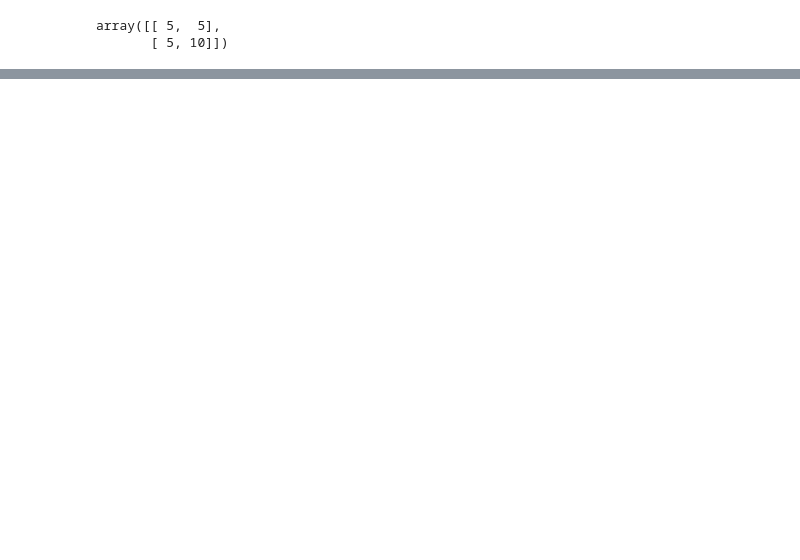
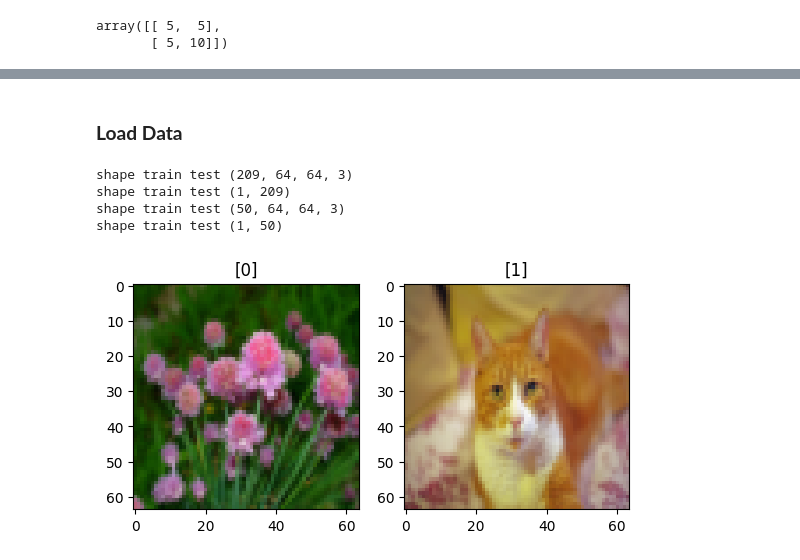
Before and after one commit to Elma-dev/Deep_Learning_Specialization, a Jupyter notebook: Deep_Learning_Specialization.ipynb, the cells around one changed output, grey strips where cells are left out. Saved outputs shown, nothing was run; the diff lists cells and outputs as text; code cells hidden in the pictures; blank space fills up the shorter version.

```diff
--- a/Deep_Learning_Specialization.ipynb
+++ b/Deep_Learning_Specialization.ipynb
@@ -81,0 +82,2 @@ array([[-0.77279559, -0.90674973,  0.36632089],
+# %% [markdown]
+### **Load Data**
@@ -81,0 +95,39 @@ array([[-0.77279559, -0.90674973,  0.36632089],
+# %%
+def load_dataset():
+  train_dataset=h5py.File("train_catvnoncat.h5")
+  train_set_x_orig=np.array(train_dataset["train_set_x"][:])#train features
+  train_set_y_orig=np.array(train_dataset["train_set_y"][:])
+
+  test_dataset=h5py.File("test_catvnoncat.h5")
+  test_set_x_orig=np.array(test_dataset["test_set_x"][:])#test features
+  test_set_y_orig=np.array(test_dataset["test_set_y"][:])
+
+  classes=np.array(test_dataset["list_classes"][:])#the list of classes
+
+  train_set_y_orig=train_set_y_orig.reshape((1,train_set_y_orig.shape[0]))
+  test_set_y_orig=test_set_y_orig.reshape((1,test_set_y_orig.shape[0]))
+
+  return train_set_x_orig,train_set_y_orig,test_set_x_orig,test_set_y_orig
+# %%
+#read data
+train_set_in,train_set_out,test_set_in,test_set_out=load_dataset()
+# %%
+#show the shapes of each var
+print(f"shape train test {train_set_in.shape}") #==> (nbrImg,x,y,depth)
+print(f"shape train test {train_set_out.shape}")
+print(f"shape train test {test_set_in.shape}")
+print(f"shape train test {test_set_out.shape}")
+# %% [output]
+shape train test (209, 64, 64, 3)
+shape train test (1, 209)
+shape train test (50, 64, 64, 3)
+shape train test (1, 50)
+# %%
+f,ax=plt.subplots(1,2)
+ax[0].imshow(train_set_in[21])
+ax[0].title.set_text(f"{train_set_out[:,21]}")
+ax[1].imshow(train_set_in[24])
+ax[1].title.set_text(f"{train_set_out[:,24]}")
+plt.show()
+# %% [output]
+[figure, added]
```
Also changed, not shown: parts of 24 cells of this notebook.
